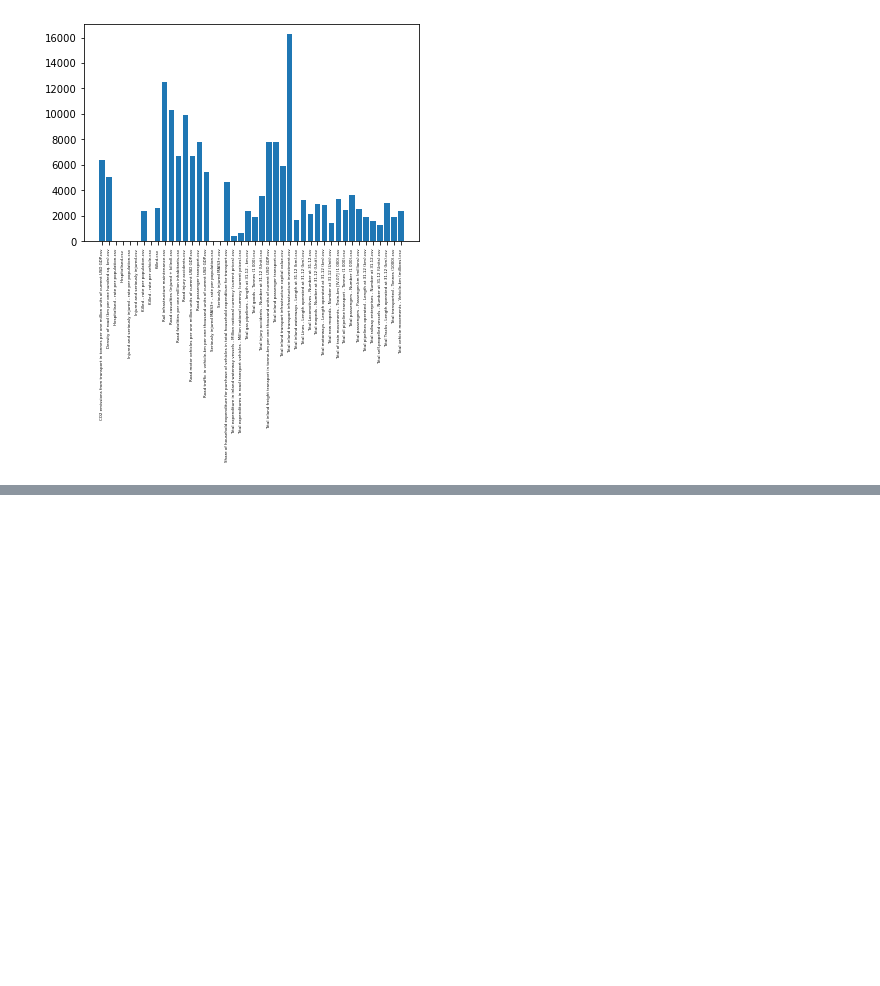
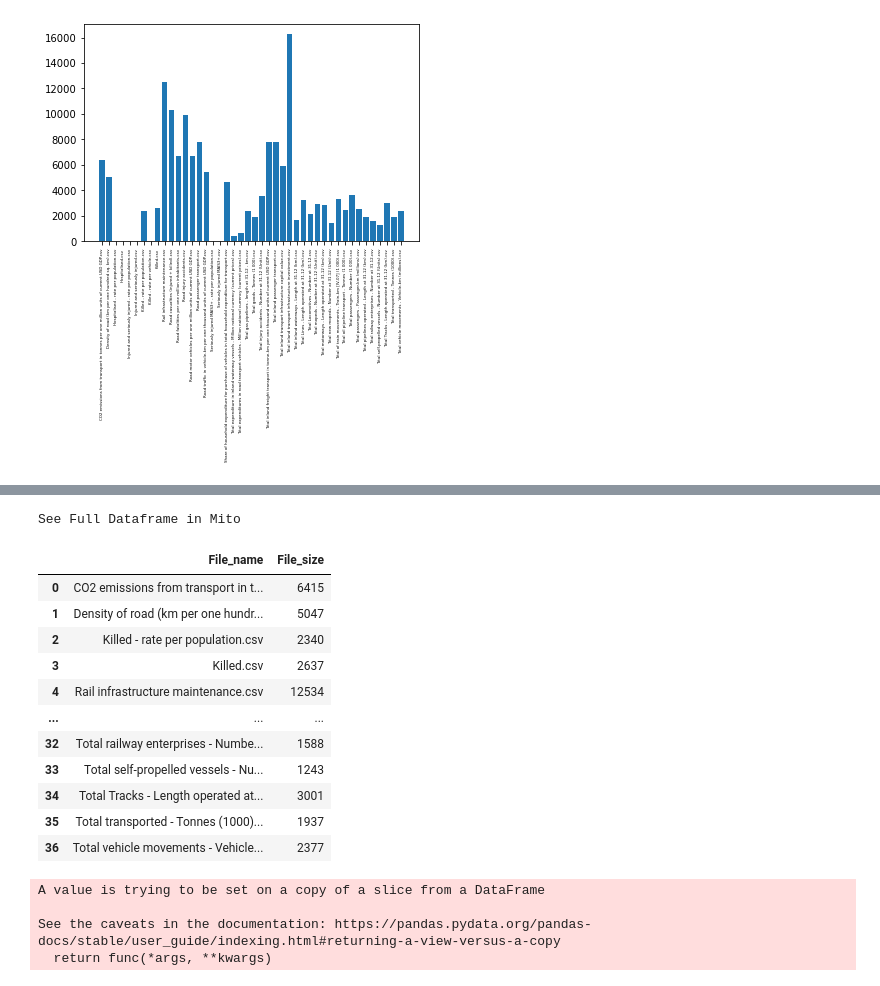
Before and after one commit to zeevSozin/data-science-project, a Jupyter notebook: dataGatherring.ipynb, the cells around one changed output, grey strips where cells are left out. Drawn from its saved outputs; the diff is of its cells as text; code cells hidden in the pictures; blank space fills up the shorter version.

Commit message:
Data frame dimentions prepperation

```diff
--- a/dataGatherring.ipynb
+++ b/dataGatherring.ipynb
@@ -51,0 +109,23 @@ plt.bar(x,y)
+# %%
+fileVSsizeDf.reset_index(drop=True)
+# %% [output]
+See Full Dataframe in Mito
+|  | File_name | File_size |
+| 0 | CO2 emissions from transport in t... | 6415 |
+| 1 | Density of road (km per one hundr... | 5047 |
+| 2 | Killed - rate per population.csv | 2340 |
+| 3 | Killed.csv | 2637 |
+| 4 | Rail infrastructure maintenance.csv | 12534 |
+| ... | ... | ... |
+| 32 | Total railway enterprises - Numbe... | 1588 |
+| 33 | Total self-propelled vessels - Nu... | 1243 |
+| 34 | Total Tracks - Length operated at... | 3001 |
+| 35 | Total transported - Tonnes (1000)... | 1937 |
+| 36 | Total vehicle movements - Vehicle... | 2377 |
+# %%
+fileVSsizeDf.sort_values('File_size',ascending=False,inplace=True)
+# %% [output]
+A value is trying to be set on a copy of a slice from a DataFrame
+
+See the caveats in the documentation: https://pandas.pydata.org/pandas-docs/stable/user_guide/indexing.html#returning-a-view-versus-a-copy
+  return func(*args, **kwargs)
```
Also changed, not shown: parts of 22 cells of this notebook.
